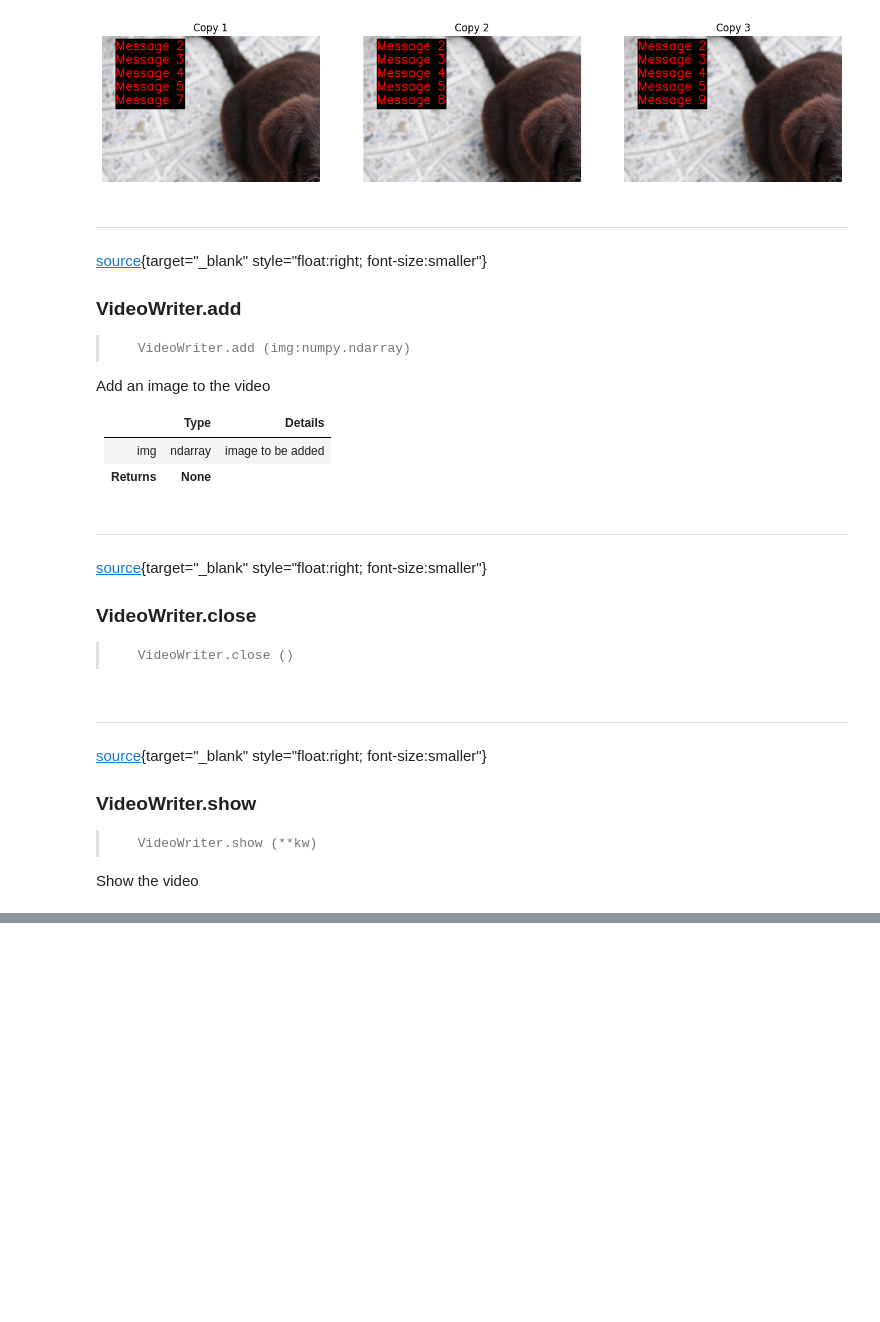
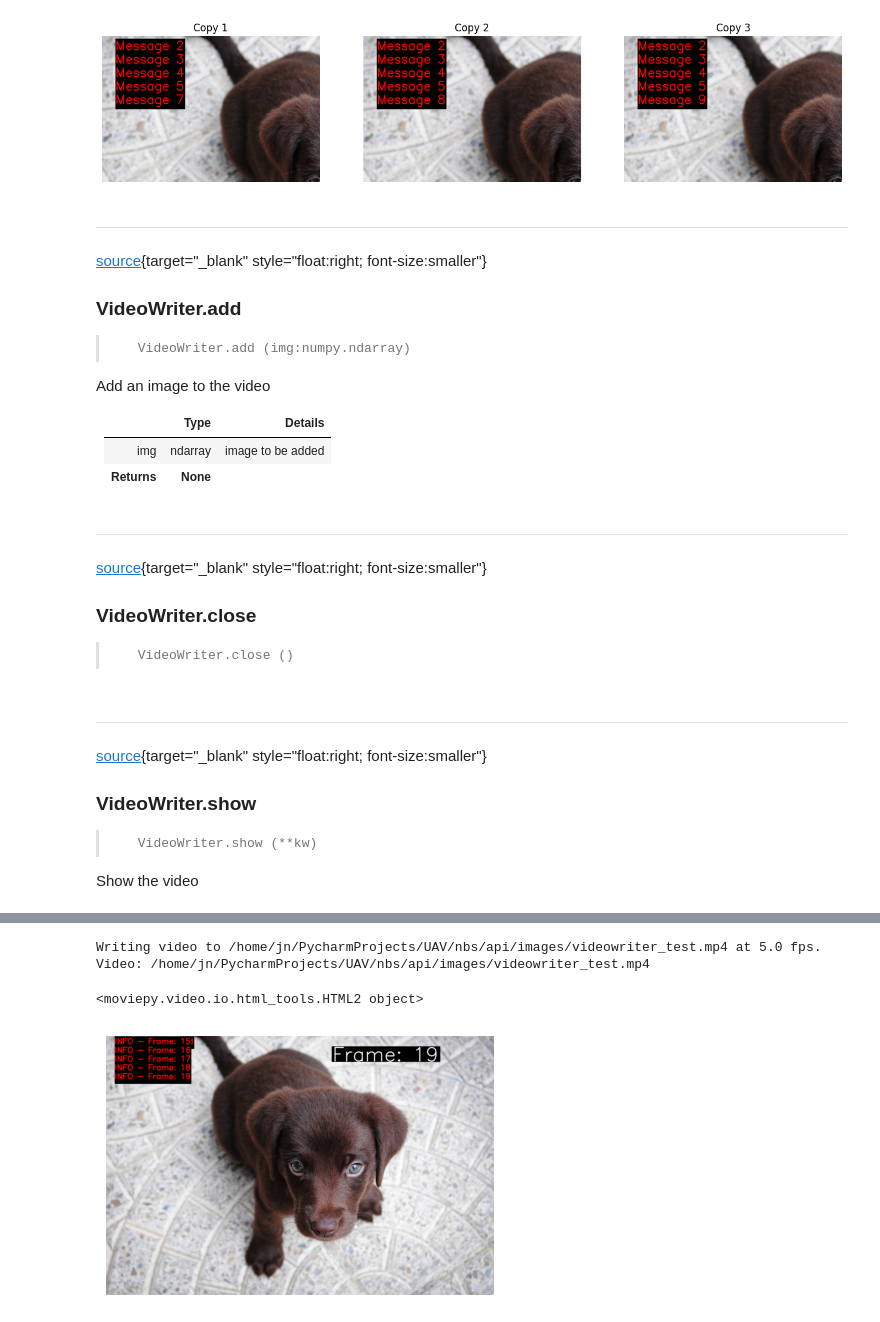
Before and after one commit to johnnewto/UAV, a Jupyter notebook: nbs/api/04_utils.display.ipynb, the cells around one changed output, grey strips where cells are left out. Drawn from its saved outputs; the diff is of its cells as text; code cells hidden in the pictures; blank space fills up the shorter version.

```diff
--- a/nbs/api/04_utils.display.ipynb
+++ b/nbs/api/04_utils.display.ipynb
@@ -354,10 +361,10 @@ class VideoWriter:
     def __init__(self,
                  filename:str='_autoplay.mp4', # default filename
                  fps:float=30.0, #    fps of video
-                 bgr2rgb:bool=False, # convert to RGB
+                 rgb2bgr:bool=False, # convert to RGB
                  **kw): # kwargs for FFMPEG_VideoWriter
         self.writer = None
-        self.bgr2rgb=bgr2rgb,
+        self.rgb2bgr=rgb2bgr,
         self.params = dict(filename=filename, fps=fps, **kw)
         print(f"Writing video to {Path.cwd()/filename} at {fps} fps.")
 
@@ -373,7 +380,7 @@ class VideoWriter:
             img = np.uint8(img.clip(0, 1) * 255)
         if len(img.shape) == 2:
             img = np.repeat(img[..., None], 3, -1)
-        if self.bgr2rgb:
+        if self.rgb2bgr:
             img = cv2.cvtColor(img, cv2.COLOR_BGR2RGB)
         self.writer.write_frame(img)
 
@@ -402,10 +409,10 @@ class VideoWriter:
     def __init__(self,
                  filename:str='_autoplay.mp4', # default filename
                  fps:float=30.0, #    fps of video
-                 bgr2rgb:bool=False, # convert to RGB
+                 rgb2bgr:bool=False, # convert to RGB
                  **kw): # kwargs for FFMPEG_VideoWriter
         self.writer = None
-        self.bgr2rgb=bgr2rgb,
+        self.rgb2bgr=rgb2bgr,
         self.params = dict(filename=filename, fps=fps, **kw)
         print(f"Writing video to {Path.cwd()/filename} at {fps} fps.")
 
@@ -421,7 +428,7 @@ class VideoWriter:
             img = np.uint8(img.clip(0, 1) * 255)
         if len(img.shape) == 2:
             img = np.repeat(img[..., None], 3, -1)
-        if self.bgr2rgb:
+        if self.rgb2bgr:
             img = cv2.cvtColor(img, cv2.COLOR_BGR2RGB)
         self.writer.write_frame(img)
 
@@ -448,7 +455,7 @@ show_doc(VideoWriter.add)
 # %% [output]
 ---
 
-[source](https://github.com/johnnewto/UAV/blob/main/UAV/utils/display.py#L201){target="_blank" style="float:right; font-size:smaller"}
+[source](https://github.com/johnnewto/UAV/blob/main/UAV/utils/display.py#L203){target="_blank" style="float:right; font-size:smaller"}
 
 ### VideoWriter.add
 
@@ -465,7 +472,7 @@ show_doc(VideoWriter.close)
 # %% [output]
 ---
 
-[source](https://github.com/johnnewto/UAV/blob/main/UAV/utils/display.py#L217){target="_blank" style="float:right; font-size:smaller"}
+[source](https://github.com/johnnewto/UAV/blob/main/UAV/utils/display.py#L219){target="_blank" style="float:right; font-size:smaller"}
 
 ### VideoWriter.close
 
@@ -475,7 +482,7 @@ show_doc(VideoWriter.show)
 # %% [output]
 ---
 
-[source](https://github.com/johnnewto/UAV/blob/main/UAV/utils/display.py#L229){target="_blank" style="float:right; font-size:smaller"}
+[source](https://github.com/johnnewto/UAV/blob/main/UAV/utils/display.py#L231){target="_blank" style="float:right; font-size:smaller"}
 
 ### VideoWriter.show
 
@@ -497,8 +504,8 @@ import logging
 #                     datefmt='%H:%M:%S',
 #                     level=logging.INFO)
 
-logger = logging.getLogger("__name__") # Todo add this to params
-logger.setLevel(logging.INFO)
+logger = logging.getLogger(params.LOGGING_NAME) # Todo add this to params
+logger.setLevel(params.LOGGING_LEVEL)
 log = ScrollingLog(bg_color=(0,0,0))
 handler_log = ScrollingLogHandler(log, logger)
 logger.info(f"Hello World")
@@ -512,13 +519,14 @@ with VideoWriter("images/videowriter_test.mp4", 5.0) as video:
         logger.info(f"Frame: {framecounter}")
         log.draw(img)
         # cv2.imshow('image', img)
-        # k = cv2.waitKey(100)
-        # if k == 27 or k == ord('q') or k == ord('Q'):
-        #     break
+        k = cv2.waitKey(100)
+        if k == 27 or k == ord('q') or k == ord('Q'):
+            break
         video.add(img)
         framecounter += 1
 # cv2.destroyAllWindows()
 ax=show_image(img)
 
 video.show(width=500)
+test_eq(framecounter, 20)
 # %% [output]
@@ -526,3 +550,7 @@ KeyboardInterrupt:
+Writing video to /home/jn/PycharmProjects/UAV/nbs/api/images/videowriter_test.mp4 at 5.0 fps.
+Video: /home/jn/PycharmProjects/UAV/nbs/api/images/videowriter_test.mp4
+<moviepy.video.io.html_tools.HTML2 object>
+[figure, added]
 # %%
 #| hide
 # import nbdev; nbdev.nbdev_export()
```
Also changed, not shown: parts of 12 cells of this notebook, 41 other files.
